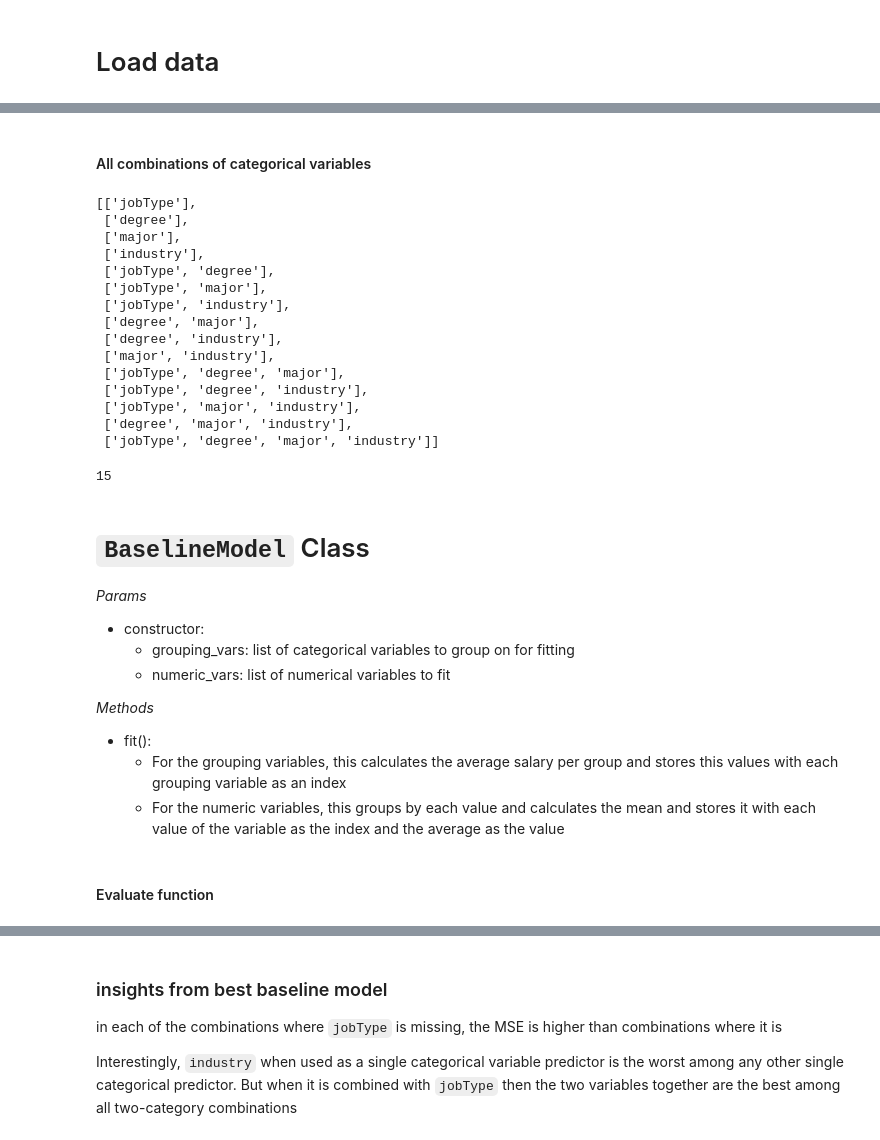
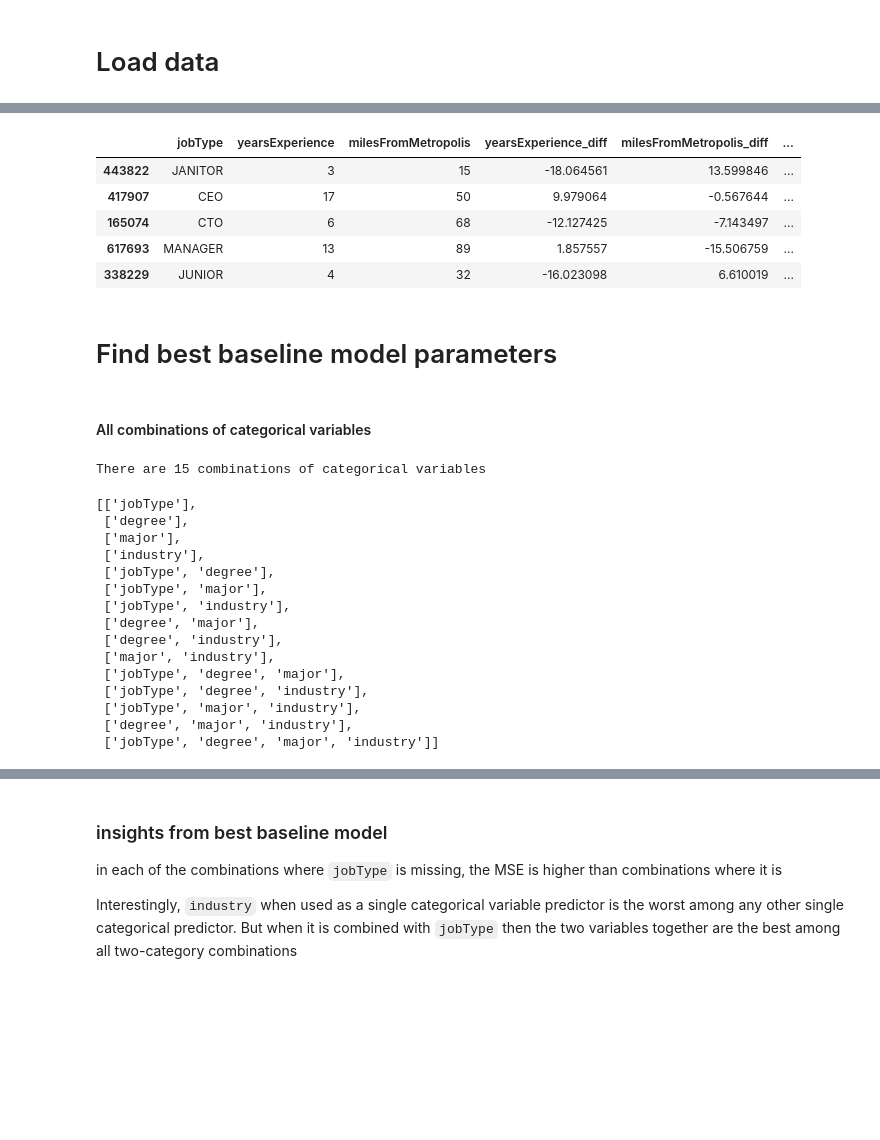
Before and after one commit to scottwiles/salary_prediction, a Jupyter notebook: notebooks/salary_prediction_baseline_model.ipynb, the cells around one changed output, grey strips where cells are left out. Cells and saved outputs as stored; diff of their text form; code cells hidden in the pictures; blank space fills up the shorter version.

```diff
--- a/notebooks/salary_prediction_baseline_model.ipynb
+++ b/notebooks/salary_prediction_baseline_model.ipynb
@@ -46,3 +111,31 @@ test set shape: (150000, 8)
+# %%
+# Make salary predictions on the test set
+example_preds = example_baseline.predict(test_salaries, return_all_cols=True)
+# %%
+interesting_cols = ['jobType', 'yearsExperience', 'milesFromMetropolis',
+                    'yearsExperience_diff', 'milesFromMetropolis_diff',
+                    'category_preds_tmp', 'sum_numeric_diff', 'preds_with_sum', 'salary']
+example_preds = example_preds[interesting_cols]
+
+col_rename = {
+    'sum_numeric_diff': 'combined_diff',
+    'category_preds_tmp': 'category_preds',
+    'preds_with_sum': 'final_preds',
+    'salary': 'salary_actual'
+}
+example_preds.rename(columns = col_rename, inplace = True)
+
+# Inspect some random examples
+example_preds.sample(5, random_state = 50)
+# %% [output]
+|  | jobType | yearsExperience | milesFromMetropolis | yearsExperience_diff | milesFromMetropolis_diff | ... |
+| 443822 | JANITOR | 3 | 15 | -18.064561 | 13.599846 | ... |
+| 417907 | CEO | 17 | 50 | 9.979064 | -0.567644 | ... |
+| 165074 | CTO | 6 | 68 | -12.127425 | -7.143497 | ... |
+| 617693 | MANAGER | 13 | 89 | 1.857557 | -15.506759 | ... |
+| 338229 | JUNIOR | 4 | 32 | -16.023098 | 6.610019 | ... |
+# %% [markdown]
+# Find best baseline model parameters
 # %% [markdown]
 #### All combinations of categorical variables
 # %%
@@ -54,38 +147,22 @@ for i in range(1,5):
     for j in combos:
         category_combos.append(list(j))
 
+print(f"There are {len(category_combos)} combinations of categorical variables")
 category_combos
 # %% [output]
-[['jobType'],
- ['degree'],
- ['major'],
- ['industry'],
- ['jobType', 'degree'],
- ['jobType', 'major'],
- ['jobType', 'industry'],
- ['degree', 'major'],
- ['degree', 'industry'],
- ['major', 'industry'],
- ['jobType', 'degree', 'major'],
- ['jobType', 'degree', 'industry'],
- ['jobType', 'major', 'industry'],
- ['degree', 'major', 'industry'],
- ['jobType', 'degree', 'major', 'industry']]
+There are 15 combinations of categorical variables
+[['jobType'],
+ ['degree'],
+ ['major'],
+ ['industry'],
+ ['jobType', 'degree'],
+ ['jobType', 'major'],
+ ['jobType', 'industry'],
+ ['degree', 'major'],
+ ['degree', 'industry'],
+ ['major', 'industry'],
+ ['jobType', 'degree', 'major'],
+ ['jobType', 'degree', 'industry'],
+ ['jobType', 'major', 'industry'],
+ ['degree', 'major', 'industry'],
+ ['jobType', 'degree', 'major', 'industry']]
-# %%
-len(category_combos)
-# %% [output]
-15
-# %% [markdown]
-# `BaselineModel` Class
-
-*Params*
-- constructor:
-    + grouping_vars: list of categorical variables to group on for fitting
-    + numeric_vars:  list of numerical variables to fit
-
-*Methods*
-- fit():
-    + For the grouping variables, this calculates the average salary per group and stores this values with each grouping variable as an index
-    + For the numeric variables, this groups by each value and calculates the mean and stores it with each value of the variable as the index and the average as the value
-# %% [markdown]
-#### Evaluate function
```
Also changed, not shown: parts of 25 cells of this notebook, 2 other files.
